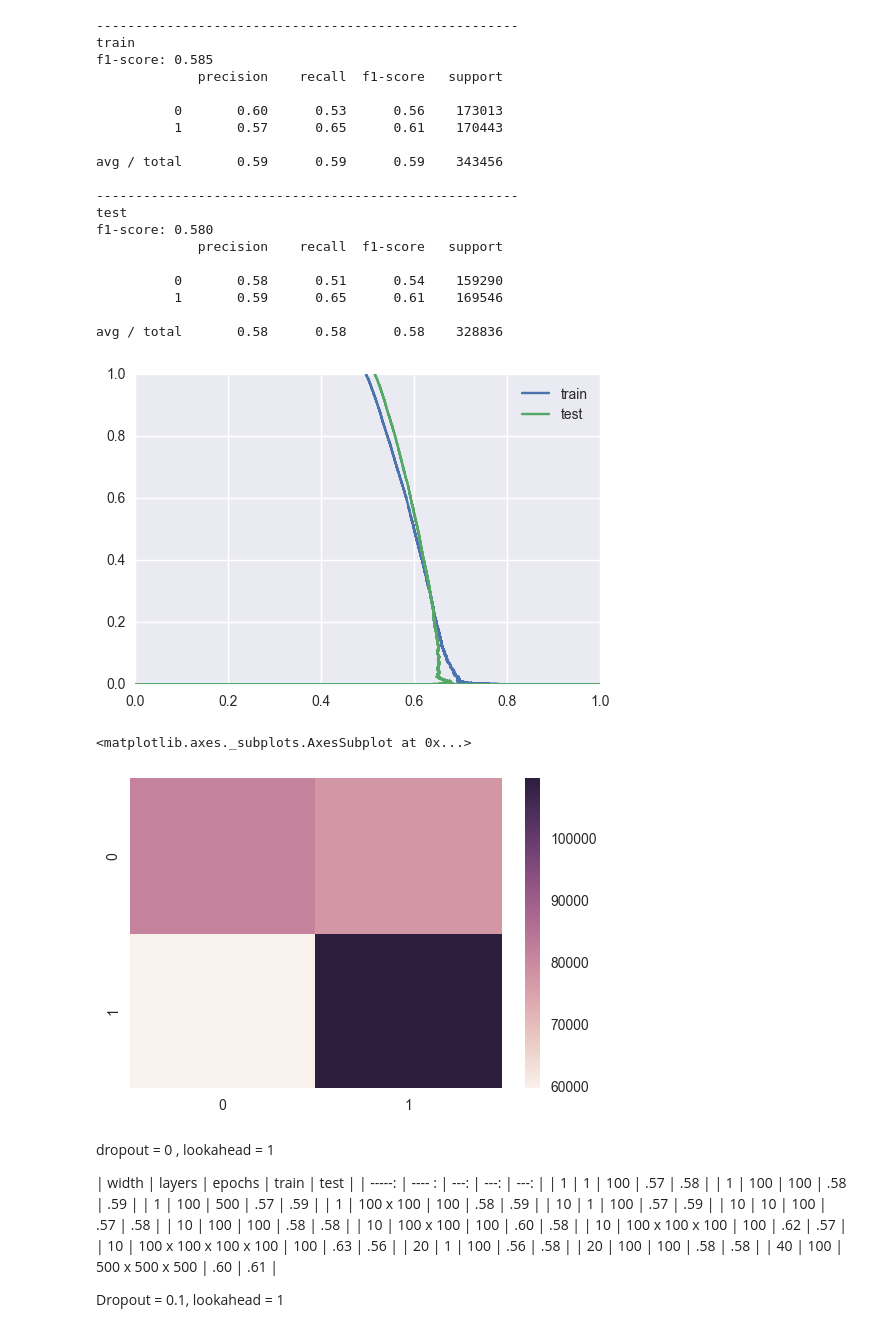
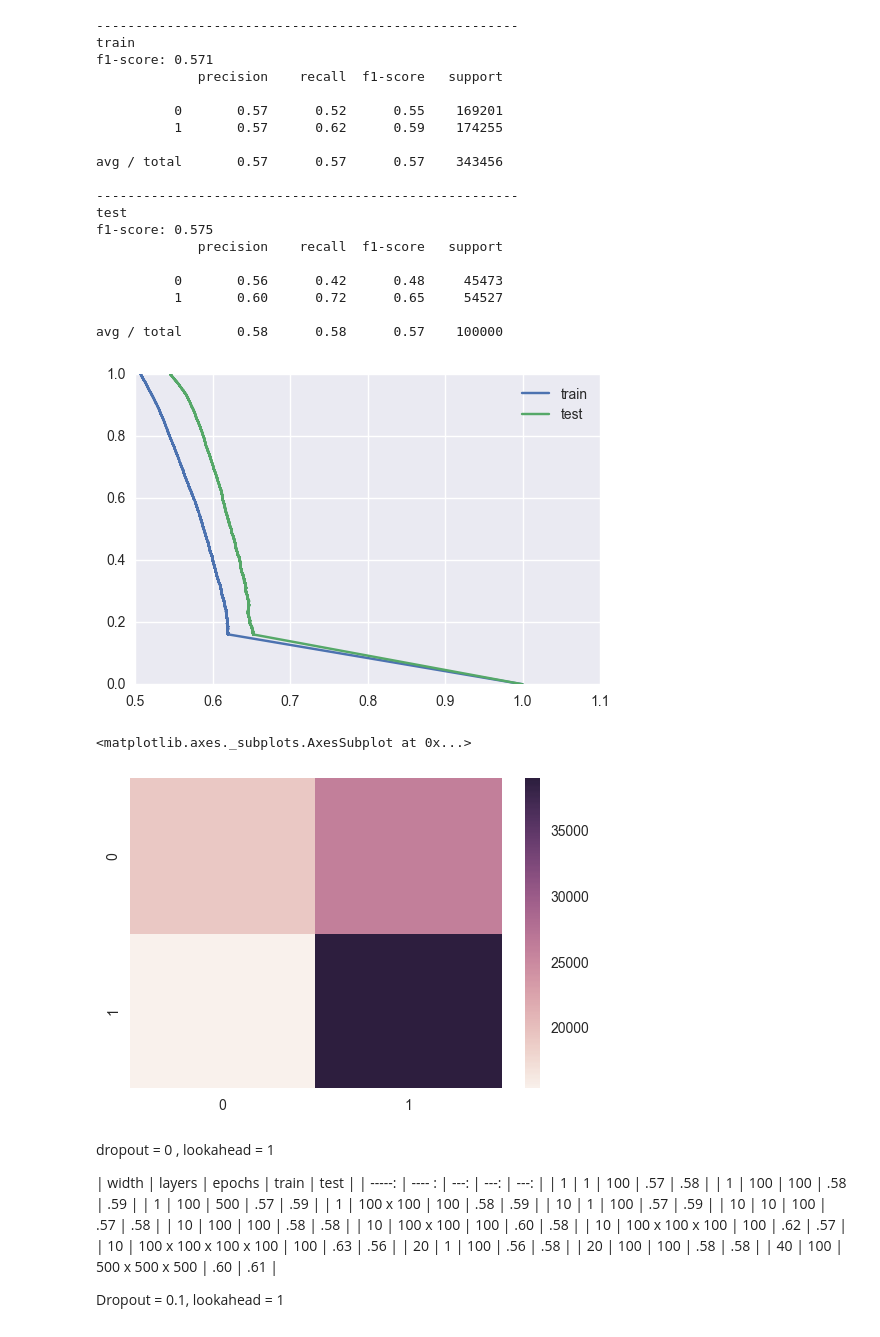
Before and after one commit to andrewwilson/mlnd_capstone, a Jupyter notebook: EvaluateModels.ipynb, the cells around one changed output. Saved outputs shown, nothing was run; the diff lists cells and outputs as text; code cells hidden in the pictures.

```diff
--- a/EvaluateModels.ipynb
+++ b/EvaluateModels.ipynb
@@ -30,8 +20,6 @@ window = 10
 # %%
 X_train, Y_train, prices_train = prepare_data(utils.load_1minute_fx_bars("USDJPY", 2009), lookahead=lookahead, window=window)
+# %%
+X_dev, Y_dev, prices_dev = prepare_data(utils.load_1minute_fx_bars("USDJPY", 2010)[:100000], lookahead=lookahead, window=window)
 # %%
-X_test, Y_test, prices_test = prepare_data(utils.load_1minute_fx_bars("USDJPY", 2010), lookahead=lookahead, window=window)
-
-print (X_train.shape)
-n_features = X_train.shape[1]
-print ("n_features:", n_features)
+X_test, Y_test, prices_test = prepare_data(utils.load_1minute_fx_bars("USDJPY", 2010)[100000:200000], lookahead=lookahead, window=window)
@@ -59,6 +51,9 @@ n_features: 43
 
 # print( "train f1", f1_score(Y_train, rf_model.predict(X_train), average='weighted') )
 # print( "test f1", f1_score(Y_test, rf_model.predict(X_test), average='weighted'))
+# %%
+layer_widths = [1]
+dropout = 0
 # %%
 model = MLPModel01(lookahead, n_features, n_categories, layer_widths, dropout)
 print (model.summary())
@@ -84,6 +73,10 @@ Non-trainable params: 0
 ____________________________________________________________________________________________________
 None
 # %%
-n_epochs = 10
-hist = model.fit(X_train.as_matrix(), Y_train, n_epochs=n_epochs)
+max_epochs = 200
+hist = model.fit(
+    X_train.as_matrix(), Y_train,
+    validation_data=(X_dev.as_matrix(),Y_dev),
+    max_epochs=max_epochs,
+    es_patience=25)
 # %% [output]
@@ -123,38 +121,38 @@ plt.legend()
 # %%
-performance_report("train", prices_train, Y_train, Y_train_pred_class)
-performance_report("test",  prices_test,  Y_test, Y_test_pred_class)
+performance_report("train", prices_train, lookahead, Y_train, Y_train_pred_class)
+performance_report("test",  prices_test,  lookahead, Y_test, Y_test_pred_class)
 
 train_curve = precision_recall_curve(Y_train, Y_train_pred)
 test_curve = precision_recall_curve(Y_test, Y_test_pred)
 
 plt.plot(train_curve[0], train_curve[1], label='train')
 plt.plot(test_curve[0], test_curve[1], label='test')
 plt.legend()
 plt.show()
 sns.heatmap(confusion_matrix(Y_test, Y_test_pred_class))
 # %% [output]
 ------------------------------------------------------
 train
-f1-score: 0.585
+f1-score: 0.571
              precision    recall  f1-score   support
 
-          0       0.60      0.53      0.56    173013
-          1       0.57      0.65      0.61    170443
+          0       0.57      0.52      0.55    169201
+          1       0.57      0.62      0.59    174255
 
-avg / total       0.59      0.59      0.59    343456
+avg / total       0.57      0.57      0.57    343456
 
 ------------------------------------------------------
 test
-f1-score: 0.580
+f1-score: 0.575
              precision    recall  f1-score   support
 
-          0       0.58      0.51      0.54    159290
-          1       0.59      0.65      0.61    169546
+          0       0.56      0.42      0.48     45473
+          1       0.60      0.72      0.65     54527
 
-avg / total       0.58      0.58      0.58    328836
+avg / total       0.58      0.58      0.57    100000
-[figure, old version]
+[figure, new version]
 <matplotlib.axes._subplots.AxesSubplot at 0x...>
-[figure, old version]
+[figure, new version]
 # %% [markdown]
 dropout = 0  , lookahead = 1
 
```
Also changed, not shown: parts of 12 cells of this notebook.
